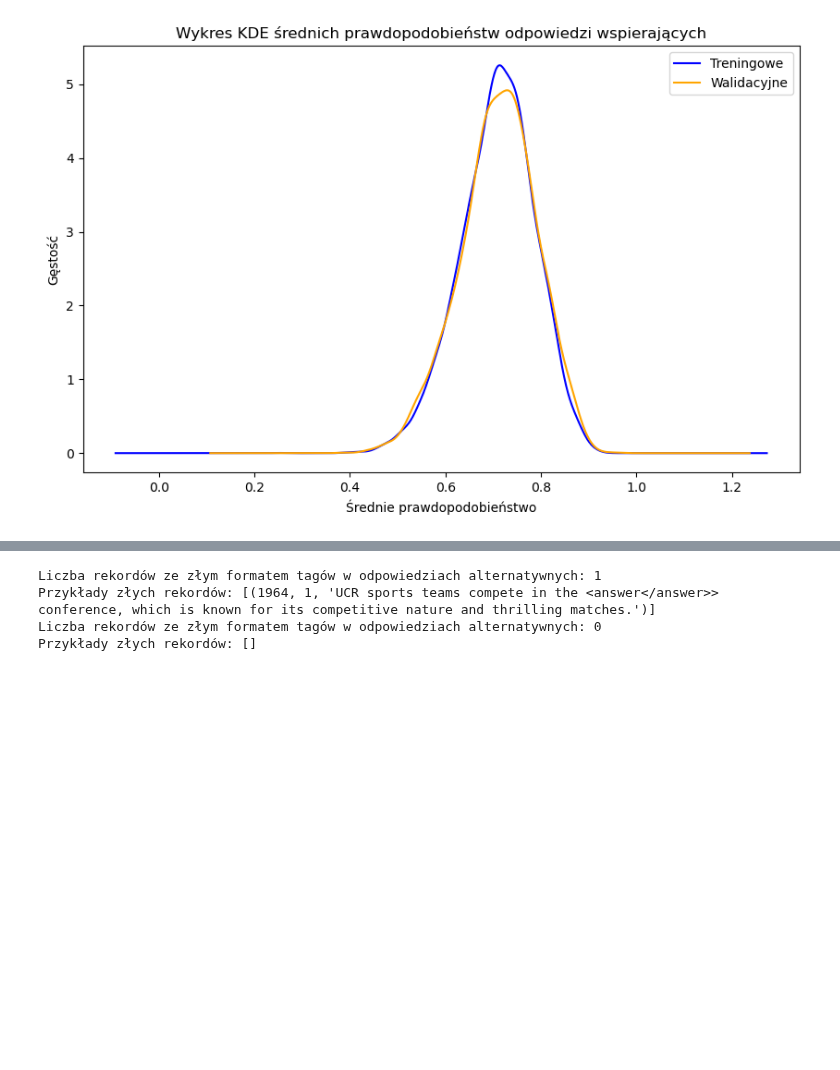
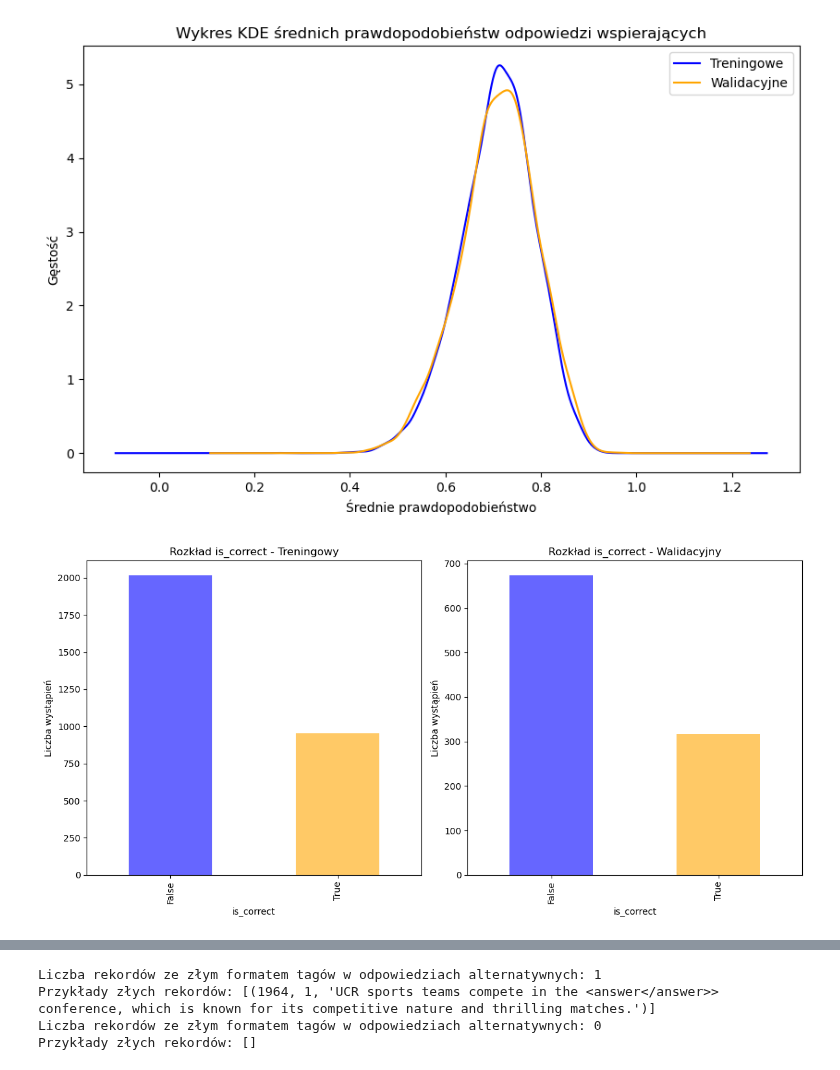
Before and after one commit to OlimpiadaAI/II-OlimpiadaAI, a Jupyter notebook: 1_etap/2_wykrywanie_halucynacji/2_wykrywanie_halucynacji_rozw.ipynb, the cells around one changed output, grey strips where cells are left out. Saved outputs shown, nothing was run; the diff lists cells and outputs as text; code cells hidden in the pictures; blank space fills up the shorter version.

```diff
--- a/1_etap/2_wykrywanie_halucynacji/2_wykrywanie_halucynacji_rozw.ipynb
+++ b/1_etap/2_wykrywanie_halucynacji/2_wykrywanie_halucynacji_rozw.ipynb
@@ -428,3 +437,25 @@ plt.show()
 # %% [output]
 [figure]
 [figure]
+# %%
+# Obliczenia rozkładu zmiennej is_correct dla zbioru treningowego
+train_counts = train_df['is_correct'].value_counts()
+# Obliczenia rozkładu zmiennej is_correct dla zbioru walidacyjnego
+valid_counts = valid_df['is_correct'].value_counts()
+
+fig, axes = plt.subplots(1, 2, figsize=(12, 6))
+
+train_counts.plot(kind='bar', ax=axes[0], color=['blue', 'orange'], alpha=0.6)
+axes[0].set_title('Rozkład is_correct - Treningowy')
+axes[0].set_xlabel('is_correct')
+axes[0].set_ylabel('Liczba wystąpień')
+
+valid_counts.plot(kind='bar', ax=axes[1], color=['blue', 'orange'], alpha=0.6)
+axes[1].set_title('Rozkład is_correct - Walidacyjny')
+axes[1].set_xlabel('is_correct')
+axes[1].set_ylabel('Liczba wystąpień')
+
+plt.tight_layout()
+plt.show()
+# %% [output]
+[figure, added]
```
Also changed, not shown: parts of 19 cells of this notebook.
